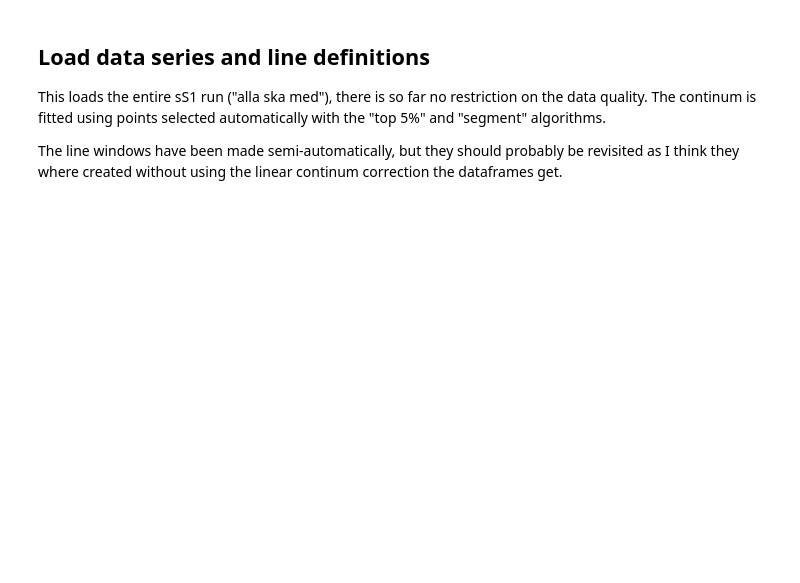
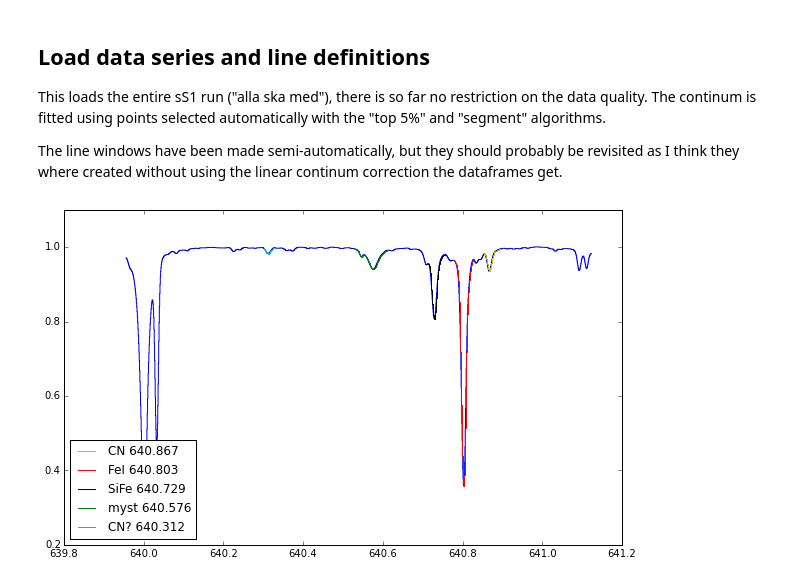
Before and after one commit to Tobychev/Danspectra, a Jupyter notebook: 6405_region.ipynb, the cells around one changed output. Drawn from its saved outputs; the diff is of its cells as text; code cells hidden in the pictures; blank space fills up the shorter version.

Commit message:
Updated with many line measurements

```diff
--- a/6405_region.ipynb
+++ b/6405_region.ipynb
@@ -26,2 +20,26 @@ myst = lins[3]
+# %%
+s6405_t5p = dan.frameseries("data/6405_aS1","top 5%")
+s6405_seg = dan.frameseries("data/6405_aS1","segments")
+
+lins = lin.make_lines_from_wins(s6405_t5p,s6405_t5p.pkwindows)
+CN   = lins[0]
+FeI  = lins[1]
+SiFe = lins[2]
+myst = lins[3]
+CNq  = lins[4]
+
+s6405_t5p.normalize()
+s6405_seg.normalize()
+
+pl.step(s6405_t5p.lmbd,s6405_t5p.ref)
+pl.step(s6405_t5p.lmbd[CN.idx],s6405_t5p.ref[CN.idx],'y',label="CN "+CN.name)
+pl.step(s6405_t5p.lmbd[FeI.idx],s6405_t5p.ref[FeI.idx],'r',label="FeI "+FeI.name)
+pl.step(s6405_t5p.lmbd[SiFe.idx],s6405_t5p.ref[SiFe.idx],'k',label="SiFe "+SiFe.name)
+pl.step(s6405_t5p.lmbd[myst.idx],s6405_t5p.ref[myst.idx],'g',label="myst "+myst.name)
+pl.step(s6405_t5p.lmbd[CNq.idx],s6405_t5p.ref[CNq.idx],'c',label="CN? "+CN_.name)
+pl.legend(loc="lower left")
+pl.show()
+# %% [output]
+[figure, added]
 # %% [markdown]
 ## Measure line center and bottom
```
Also changed, not shown: parts of 17 cells of this notebook, 1 other file.
